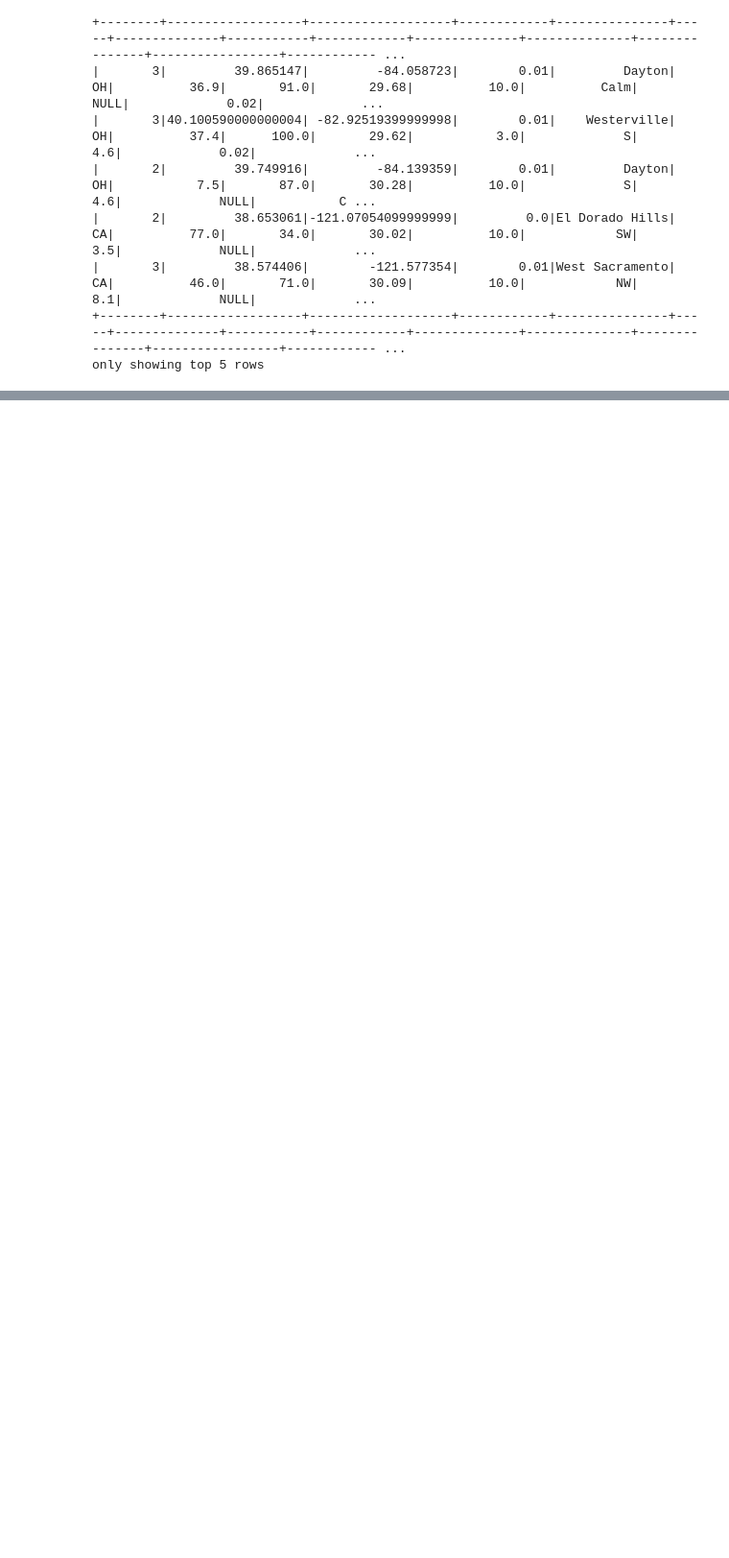
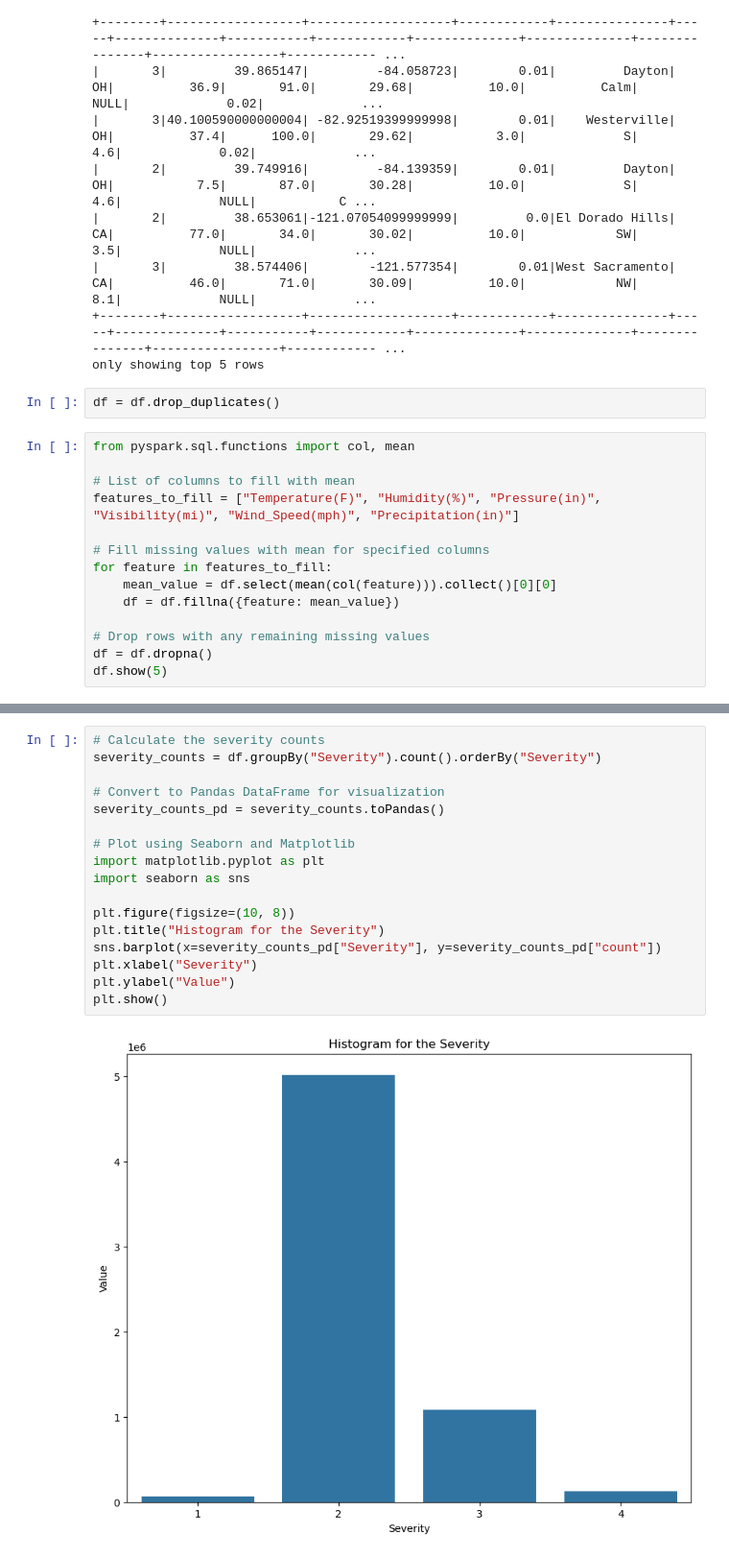
Before and after one commit to vinhdao1006/DW_Project, a Jupyter notebook: DW_DSS/scripts/model.ipynb, the cells around one changed output, grey strips where cells are left out. Shown: that part at 96% size. Cells and saved outputs as stored; diff of their text form; blank space fills up the shorter version.

```diff
--- a/DW_DSS/scripts/model.ipynb
+++ b/DW_DSS/scripts/model.ipynb
@@ -67,3 +67,19 @@ df.show(5)
 |       3|         38.574406|        -121.577354|        0.01|West Sacramento|   CA|          46.0|       71.0|       30.09|          10.0|            NW|            8.1|             NULL|             ...
 +--------+------------------+-------------------+------------+---------------+-----+--------------+-----------+------------+--------------+--------------+---------------+-----------------+------------ ...
 only showing top 5 rows
+# %%
+df = df.drop_duplicates()
+# %%
+from pyspark.sql.functions import col, mean
+
+# List of columns to fill with mean
+features_to_fill = ["Temperature(F)", "Humidity(%)", "Pressure(in)", "Visibility(mi)", "Wind_Speed(mph)", "Precipitation(in)"]
+
+# Fill missing values with mean for specified columns
+for feature in features_to_fill:
+    mean_value = df.select(mean(col(feature))).collect()[0][0]
+    df = df.fillna({feature: mean_value})
+
+# Drop rows with any remaining missing values
+df = df.dropna()
+df.show(5)
@@ -69,0 +119,19 @@ only showing top 5 rows
+# %%
+# Calculate the severity counts
+severity_counts = df.groupBy("Severity").count().orderBy("Severity")
+
+# Convert to Pandas DataFrame for visualization
+severity_counts_pd = severity_counts.toPandas()
+
+# Plot using Seaborn and Matplotlib
+import matplotlib.pyplot as plt
+import seaborn as sns
+
+plt.figure(figsize=(10, 8))
+plt.title("Histogram for the Severity")
+sns.barplot(x=severity_counts_pd["Severity"], y=severity_counts_pd["count"])
+plt.xlabel("Severity")
+plt.ylabel("Value")
+plt.show()
+# %% [output]
+[figure, added]
```
Also changed, not shown: parts of 7 cells of this notebook, 5 other files.
